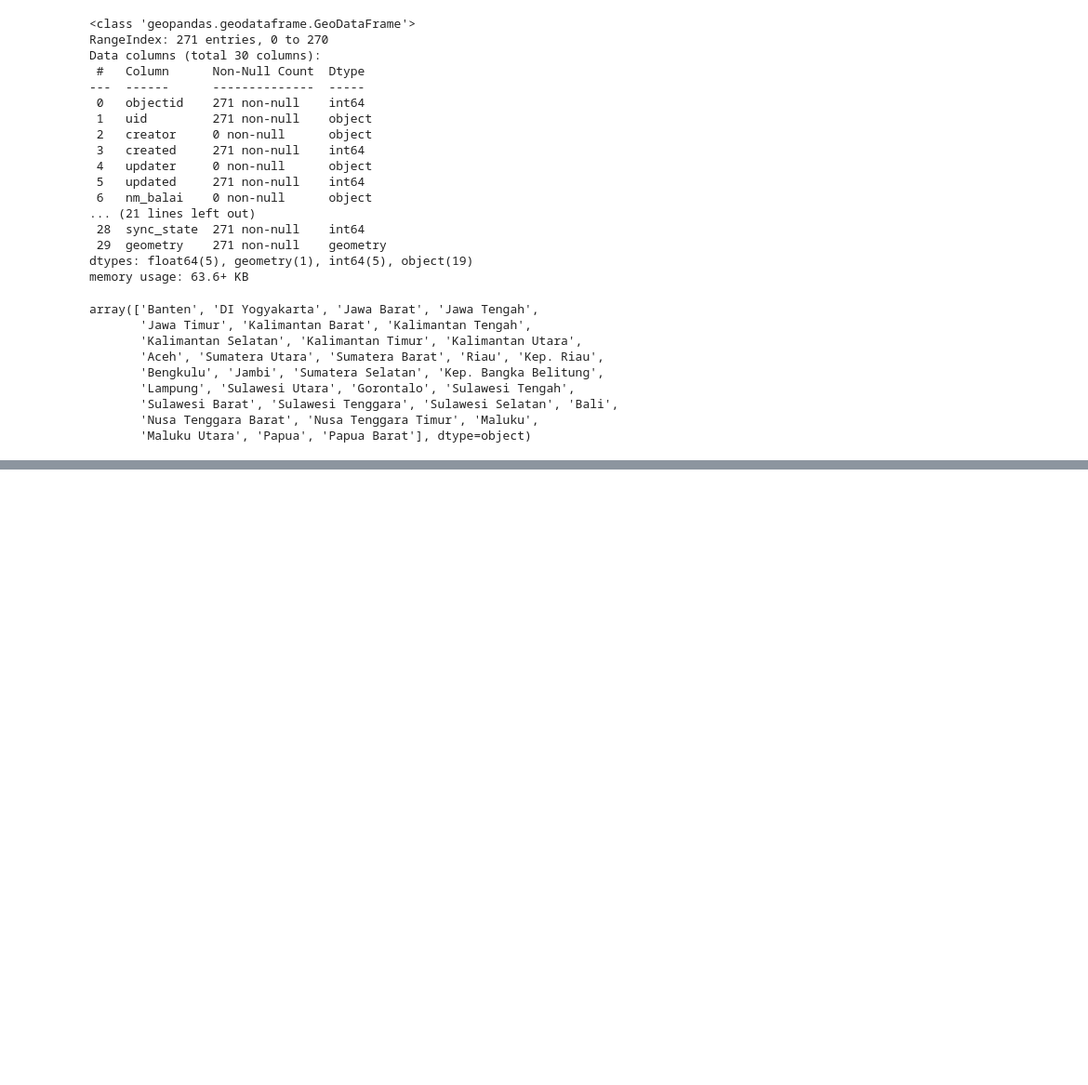
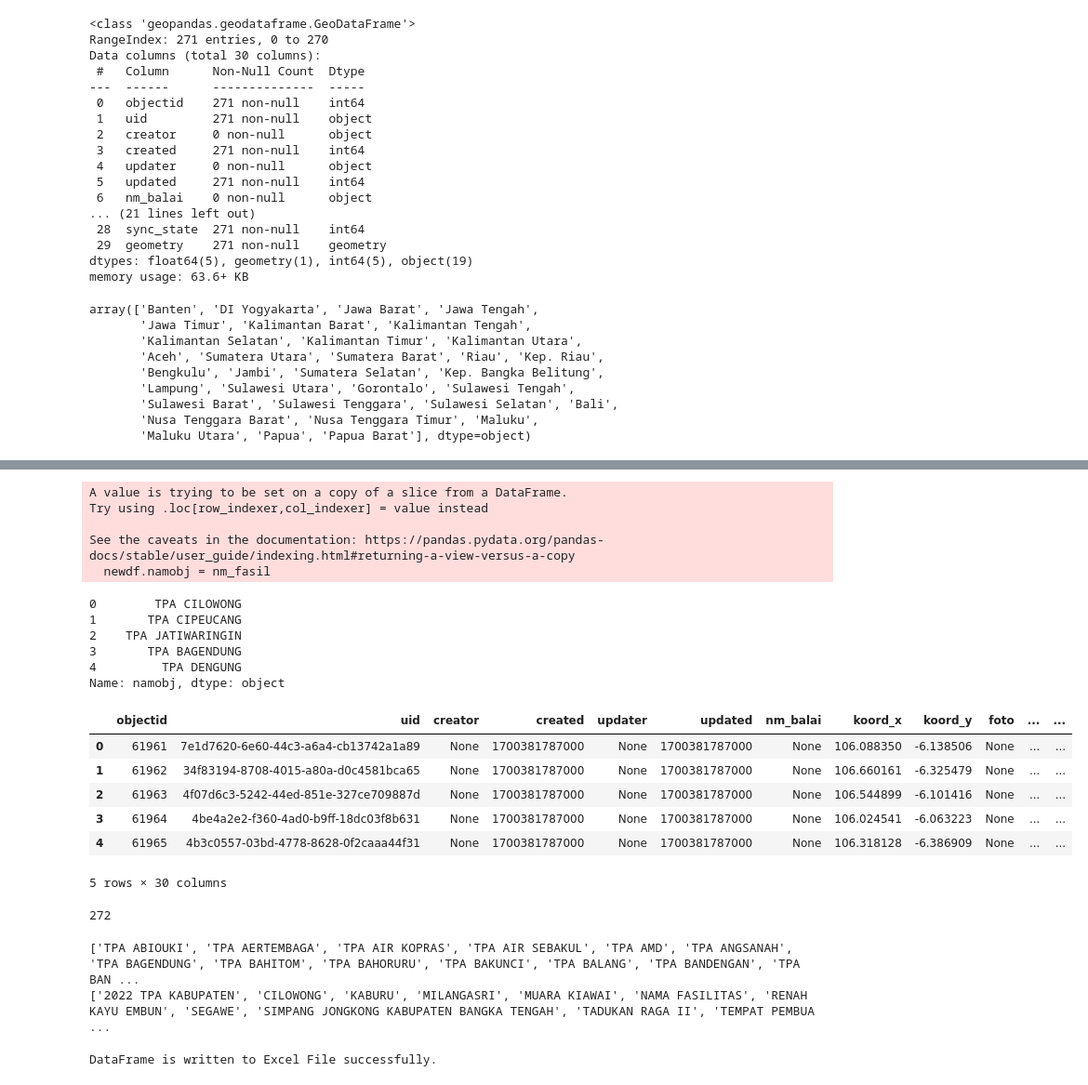
Before and after one commit to Zukazine/IDTerritoryDevelopment, a Jupyter notebook: dataanalysis.ipynb, the cells around one changed output, grey strips where cells are left out. Shown at 93% size. Saved outputs shown, nothing was run; the diff lists cells and outputs as text; code cells hidden in the pictures; blank space fills up the shorter version.

```diff
--- a/dataanalysis.ipynb
+++ b/dataanalysis.ipynb
@@ -190,0 +260,37 @@ array(['Sulawesi Selatan', 'Lampung', 'Jawa Tengah', 'Bali', 'Aceh',
+# %%
+nm_fasil = []
+for i in range(len(tpa)):
+    nm_fasil.append(tpa.iloc[i].namobj.upper())
+
+tpa.namobj = nm_fasil
+# %%
+nm_fasil = []
+for i in range(len(newdf)):
+    nm_fasil.append(newdf.iloc[i].namobj.upper())
+
+newdf.namobj = nm_fasil
+# %% [output]
+A value is trying to be set on a copy of a slice from a DataFrame.
+Try using .loc[row_indexer,col_indexer] = value instead
+
+See the caveats in the documentation: https://pandas.pydata.org/pandas-docs/stable/user_guide/indexing.html#returning-a-view-versus-a-copy
+  newdf.namobj = nm_fasil
+# %%
+tpa.namobj.head()
+# %% [output]
+0        TPA CILOWONG
+1       TPA CIPEUCANG
+2    TPA JATIWARINGIN
+3       TPA BAGENDUNG
+4         TPA DENGUNG
+Name: namobj, dtype: object
+# %%
+tpa.head()
+# %% [output]
+|  | objectid | uid | creator | created | updater | updated | nm_balai | koord_x | koord_y | foto | ... | ... |
+| 0 | 61961 | 7e1d7620-6e60-44c3-a6a4-cb13742a1a89 | None | 1700381787000 | None | 1700381787000 | None | 106.088350 | -6.138506 | None | ... | ... |
+| 1 | 61962 | 34f83194-8708-4015-a80a-d0c4581bca65 | None | 1700381787000 | None | 1700381787000 | None | 106.660161 | -6.325479 | None | ... | ... |
+| 2 | 61963 | 4f07d6c3-5242-44ed-851e-327ce709887d | None | 1700381787000 | None | 1700381787000 | None | 106.544899 | -6.101416 | None | ... | ... |
+| 3 | 61964 | 4be4a2e2-f360-4ad0-b9ff-18dc03f8b631 | None | 1700381787000 | None | 1700381787000 | None | 106.024541 | -6.063223 | None | ... | ... |
+| 4 | 61965 | 4b3c0557-03bd-4778-8628-0f2caaa44f31 | None | 1700381787000 | None | 1700381787000 | None | 106.318128 | -6.386909 | None | ... | ... |
+5 rows × 30 columns
@@ -190,0 +299,24 @@ array(['Sulawesi Selatan', 'Lampung', 'Jawa Tengah', 'Bali', 'Aceh',
+# %%
+len(complete)
+# %% [output]
+272
+# %%
+a = list(tpa.namobj.unique())
+a.sort()
+
+b = list(newdf.namobj.unique())
+b.sort()
+
+print(a)
+print(b)
+# %% [output]
+['TPA ABIOUKI', 'TPA AERTEMBAGA', 'TPA AIR KOPRAS', 'TPA AIR SEBAKUL', 'TPA AMD', 'TPA ANGSANAH', 'TPA BAGENDUNG', 'TPA BAHITOM', 'TPA BAHORURU', 'TPA BAKUNCI', 'TPA BALANG', 'TPA BANDENGAN', 'TPA BAN ...
+['2022 TPA KABUPATEN', 'CILOWONG', 'KABURU', 'MILANGASRI', 'MUARA KIAWAI', 'NAMA FASILITAS', 'RENAH KAYU EMBUN', 'SEGAWE', 'SIMPANG JONGKONG KABUPATEN BANGKA TENGAH', 'TADUKAN RAGA II', 'TEMPAT PEMBUA ...
+# %%
+file_name = 'tpa_merge.xlsx'
+
+# saving the excel
+complete.to_excel(file_name)
+print('DataFrame is written to Excel File successfully.')
+# %% [output]
+DataFrame is written to Excel File successfully.
```
Also changed, not shown: parts of 11 cells of this notebook, 24 other files.
